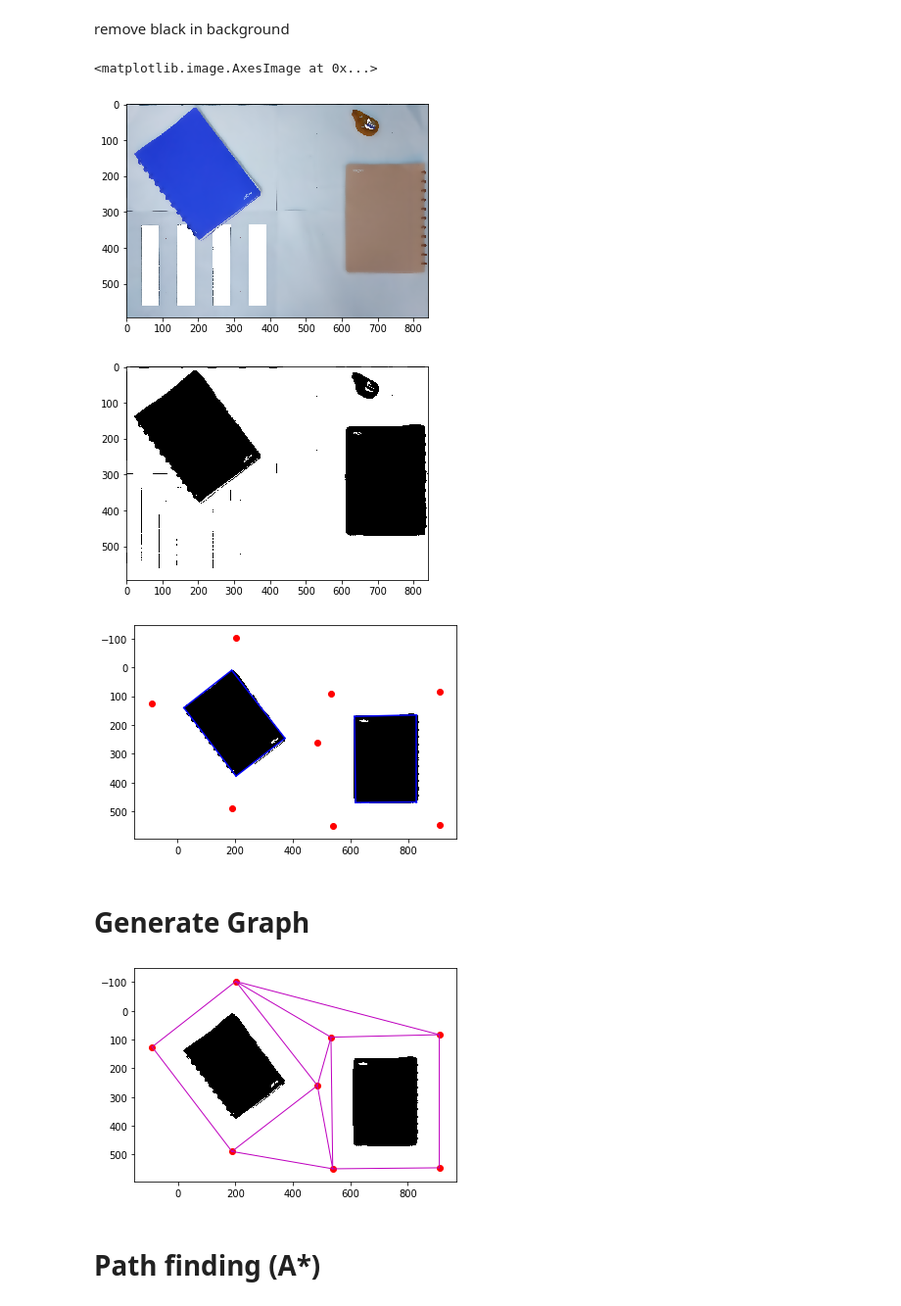
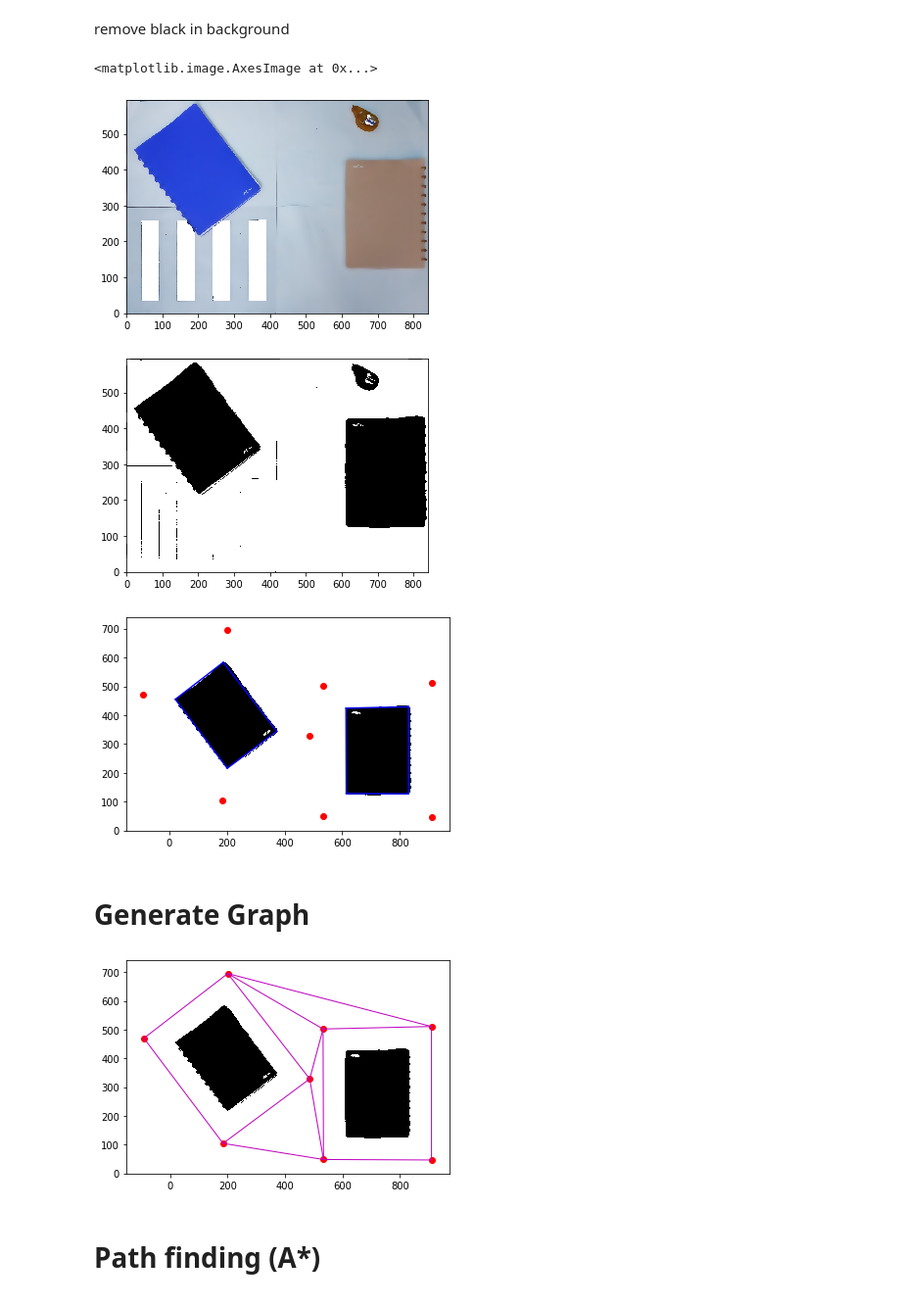
Before and after one commit to RaphLins/basics_of_MB_project, a Jupyter notebook: path_planning_A_star.ipynb, the cells around one changed output. Shown at 98% size. Saved outputs shown, nothing was run; the diff lists cells and outputs as text; code cells hidden in the pictures.

```diff
--- a/path_planning_A_star.ipynb
+++ b/path_planning_A_star.ipynb
@@ -6,12 +6,12 @@ import math
 import numpy as np
 import matplotlib.pyplot as plt
 
-img = cv2.imread('images/terrain.jpg', cv2.IMREAD_COLOR)
+img = cv2.imread('images/terrain.jpg', cv2.IMREAD_COLOR)[::-1,:,:]
 (b, g, r) = cv2.split(img)
 _,threshold = cv2.threshold(b, 80, 255,
                             cv2.THRESH_BINARY)
 
-plt.imshow(threshold)
+plt.imshow(threshold, origin='lower')
 
 # Detecting shapes in image by selecting region
 # with same colors or intensity.
@@ -73,10 +73,10 @@ plt.imshow(filtered_img)
 
 filtered_img[mask>0]=(255,255,255)
 
-plt.imshow(filtered_img)
+plt.imshow(filtered_img, origin='lower')
 # %% [output]
 <matplotlib.image.AxesImage at 0x...>
-[figure, old version]
+[figure, new version]
 # %%
 ### Image processing filter
 
@@ -91,7 +91,7 @@ bgr_thresh = cv2.merge((thresh2, thresh3, thresh4))
 
 black_and_white = thresh3
 
-plt.imshow(black_and_white, cmap='Greys')
+plt.imshow(black_and_white, cmap='Greys', origin='lower')
 
 # Detecting shapes in image by selecting region
 # with same colors or intensity.
@@ -107,14 +107,14 @@ for cnt in contours :
     # Shortlisting the regions based on there area.
     if area > 40000:
         approx = cv2.approxPolyDP(cnt,
-                                  0.01 * cv2.arcLength(cnt, True), True)
+                                  0.1 * cv2.arcLength(cnt, True), True)
         obstacles.append(approx)
     else:
         cv2.drawContours(black_and_white, [cnt], -1, 0, thickness=-1)
 
 plt.figure()
 
-plt.imshow(black_and_white, cmap='Greys')
+plt.imshow(black_and_white, cmap='Greys', origin='lower')
 
 obstacle_map = black_and_white
 
@@ -138,7 +138,6 @@ for obstacle in obstacles:
         vec2 = vertice2 - vertice3
 
 #         normal_vec = vec1/norm(vec1) + vec2/norm(vec2)
-
         way_point = vertice2 + vec1*MARGIN/norm(vec1) + vec2*MARGIN/norm(vec2)
 
         way_points.append(way_point)
@@ -146,8 +145,8 @@ for obstacle in obstacles:
         plt.scatter(way_point[0], way_point[1], c='r')
         plt.plot((vertice1[0], vertice2[0]), (vertice1[1], vertice2[1]), 'b')
 # %% [output]
-[figure, old version]
+[figure, new version]
-[figure, old version]
+[figure, new version]
 # %% [markdown]
 # Generate Graph
 # %%
@@ -230,14 +229,14 @@ class Graph:
 # plt.imshow(obstacle_map, cmap='Greys')
 # noObstacleBetween((10, 10), (1000, 2000))
 # %%
-plt.imshow(obstacle_map, cmap='Greys')
+plt.imshow(obstacle_map, cmap='Greys', origin='lower')
 
 graph = Graph(way_points)
 
 for node in graph.nodes:
     node.plot()
 # %% [output]
-[figure, old version]
+[figure, new version]
 # %% [markdown]
 # Path finding (A*)
 # %%
```
Also changed, not shown: parts of 5 cells of this notebook, 2 other files.
